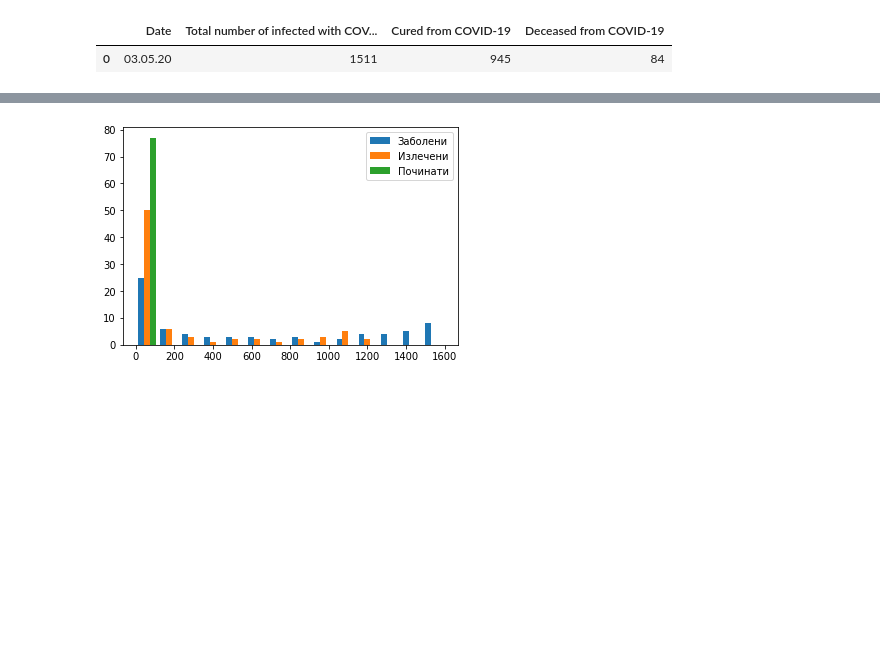
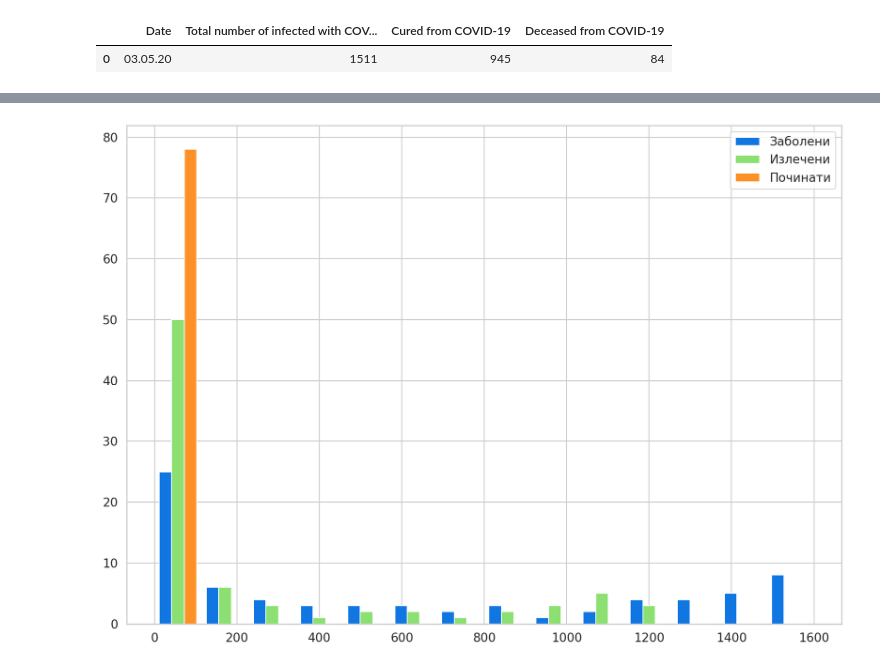
Before and after one commit to angela-kralevska/COVID19_MK_project, a Jupyter notebook: COVID_project.ipynb, the cells around one changed output, grey strips where cells are left out. Drawn from its saved outputs; the diff is of its cells as text; code cells hidden in the pictures; blank space fills up the shorter version.

```diff
--- a/COVID_project.ipynb
+++ b/COVID_project.ipynb
@@ -182,3 +187,15 @@ data_frame.head()
+# %%
+from tqdm import tqdm
+from pylab import rcParams
+from pandas.plotting import register_matplotlib_converters
+
+%matplotlib inline
+%config InlineBackend.figure_format='retina'
+sns.set(style='whitegrid', palette='muted', font_scale=1.2)
+Double_Rainbow_Color_Scheme = ["#1076E2", "#8BE071", "#FC9127", "#FFFB62", "#D71729", "#673295"]
+sns.set_palette(sns.color_palette(Double_Rainbow_Color_Scheme))
+rcParams['figure.figsize'] = 14, 10
+register_matplotlib_converters()
 # %%
 #@title График за претставување на вкупниот број на заболени/излечени/починати по ден
 
@@ -192,20 +209,17 @@ plt.legend(['Заболени', 'Излечени', 'Починати'], loc='up
 # %%
 #@title Хистограм за да се воочи распределбата на податоците
-import random
-import numpy
-from matplotlib import pyplot
 
 x = covid19_mk_df['Заболени']
 y = covid19_mk_df['Излечени']
 z = covid19_mk_df['Починати']
 
-bins = numpy.linspace(0, 1600, 15)
+bins = np.linspace(0, 1600, 15)
 
 plt.hist([x, y, z], bins, label=['Заболени', 'Излечени', 'Починати'])
 plt.legend(loc='upper right')
 plt.show()
 # %% [output]
-[figure, old version]
+[figure, new version]
 # %%
 #@title График за претставување на бројот на заболени/излечени/починати по ден
 
```
Also changed, not shown: parts of 31 cells of this notebook.
